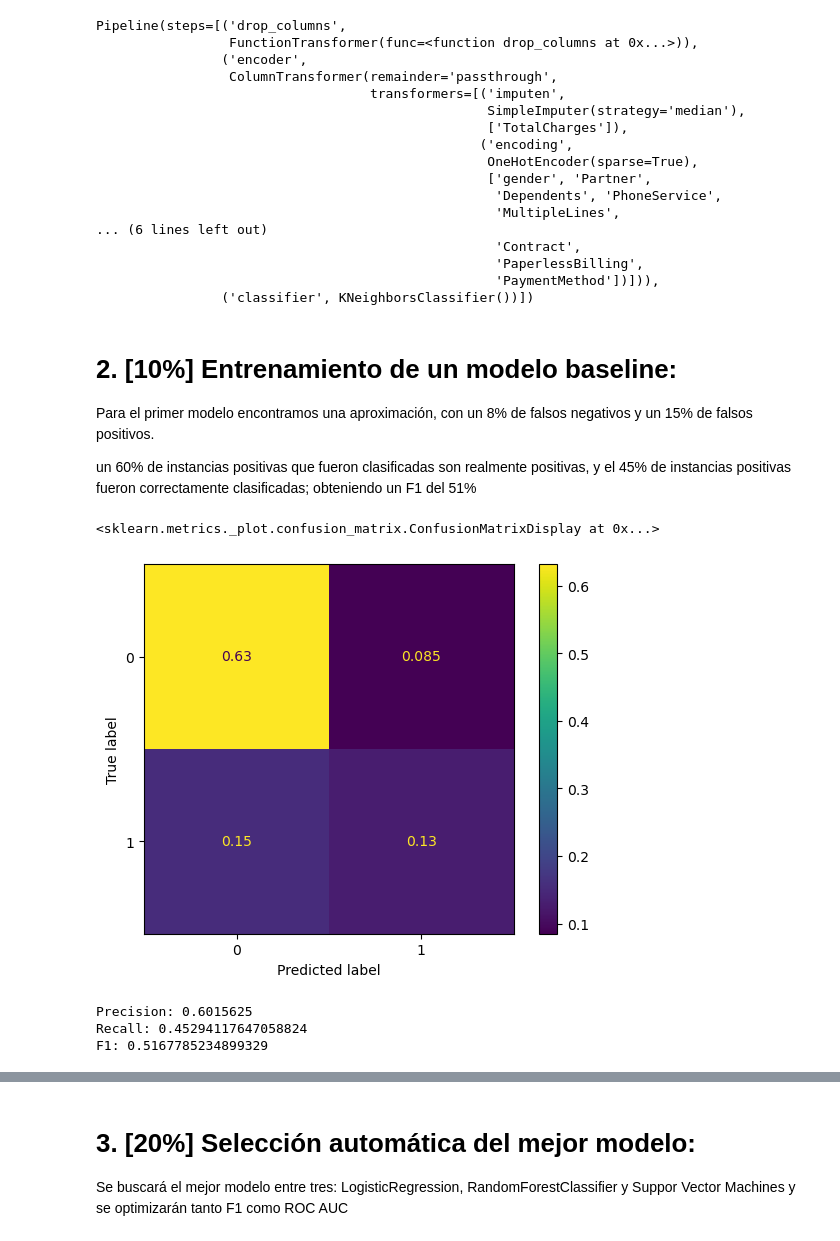
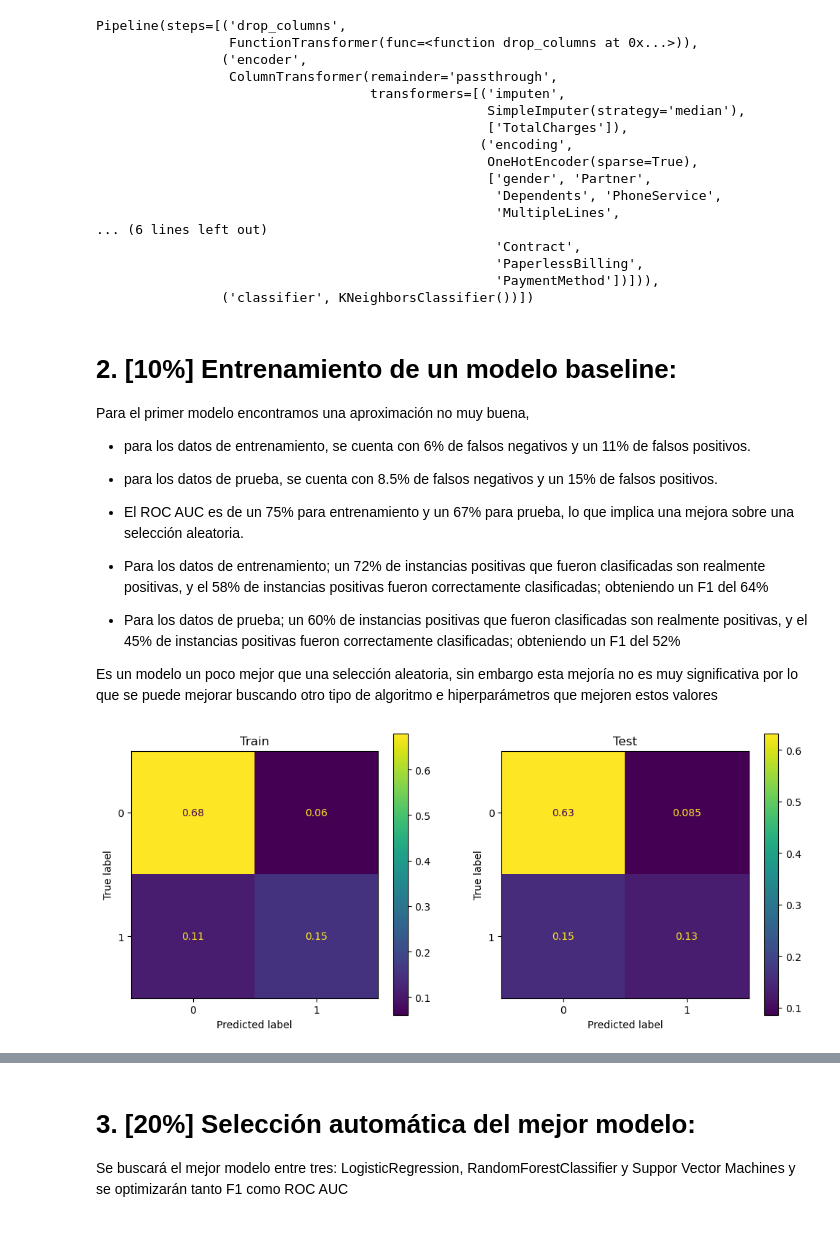
Before and after one commit to d-chacon/Ciencia_Datos_Taller_3, a Jupyter notebook: Taller_3.ipynb, the cells around one changed output, grey strips where cells are left out. Drawn from its saved outputs; the diff is of its cells as text; code cells hidden in the pictures.

```diff
--- a/Taller_3.ipynb
+++ b/Taller_3.ipynb
@@ -331,21 +331,32 @@ Pipeline(steps=[('drop_columns',
 # %% [markdown]
 # **2. [10%] Entrenamiento de un modelo baseline:**
 
-Para el primer modelo encontramos una aproximación, con un 8% de falsos negativos y un 15% de falsos positivos.
+Para el primer modelo encontramos una aproximación no muy buena,
+* para los datos de entrenamiento, se cuenta con 6% de falsos negativos y un 11% de falsos positivos.
+* para los datos de prueba, se cuenta con 8.5% de falsos negativos y un 15% de falsos positivos.
 
-un 60% de instancias positivas que fueron clasificadas son realmente positivas, y el 45% de instancias positivas fueron correctamente clasificadas; obteniendo un F1 del 51%
+* El ROC AUC es de un 75% para entrenamiento y un 67% para prueba, lo que implica una mejora sobre una selección aleatoria.
+
+* Para los datos de entrenamiento; un 72% de instancias positivas que fueron clasificadas son realmente positivas, y el 58% de instancias positivas fueron correctamente clasificadas; obteniendo un F1 del 64%
+* Para los datos de prueba; un 60% de instancias positivas que fueron clasificadas son realmente positivas, y el 45% de instancias positivas fueron correctamente clasificadas; obteniendo un F1 del 52%
+
+Es un modelo un poco mejor que una selección aleatoria, sin embargo esta mejoría no es muy significativa por lo que se puede mejorar buscando otro tipo de algoritmo e hiperparámetros que mejoren estos valores
 # %%
-base_predictions = pipeline.predict(X_test)
+train_preds_knn = pipeline.predict(X_train)
+test_preds_knn =  pipeline.predict(X_test)
-# %%
-ConfusionMatrixDisplay.from_predictions(y_test, base_predictions, normalize = 'all')
-# %% [output]
-<sklearn.metrics._plot.confusion_matrix.ConfusionMatrixDisplay at 0x...>
-[figure, removed]
-# %%
-print('Precision:', precision_score(y_test, base_predictions))
-print('Recall:', recall_score(y_test, base_predictions))
-print('F1:', f1_score(y_test, base_predictions))
-# %% [output]
-Precision: 0.6015625
-Recall: 0.45294117647058824
-F1: 0.5167785234899329
+# %%
+fig, axes = plt.subplots(1, 2, figsize=(12, 5))
+
+train_cm = confusion_matrix(y_train, train_preds_knn, labels=pipeline.classes_, normalize="all")
+train_val_disp = ConfusionMatrixDisplay(confusion_matrix=train_cm, display_labels=pipeline.classes_)
+train_val_disp.plot(ax=axes[0])
+axes[0].set_title("Train")
+
+test_cm = confusion_matrix(y_test, test_preds_knn, labels=pipeline.classes_, normalize="all")
+test_disp = ConfusionMatrixDisplay(confusion_matrix=test_cm, display_labels=pipeline.classes_)
+test_disp.plot(ax=axes[1])
+axes[1].set_title("Test")
+
+plt.show()
+# %% [output]
+[figure, added]
```
Also changed, not shown: parts of 23 cells of this notebook.
